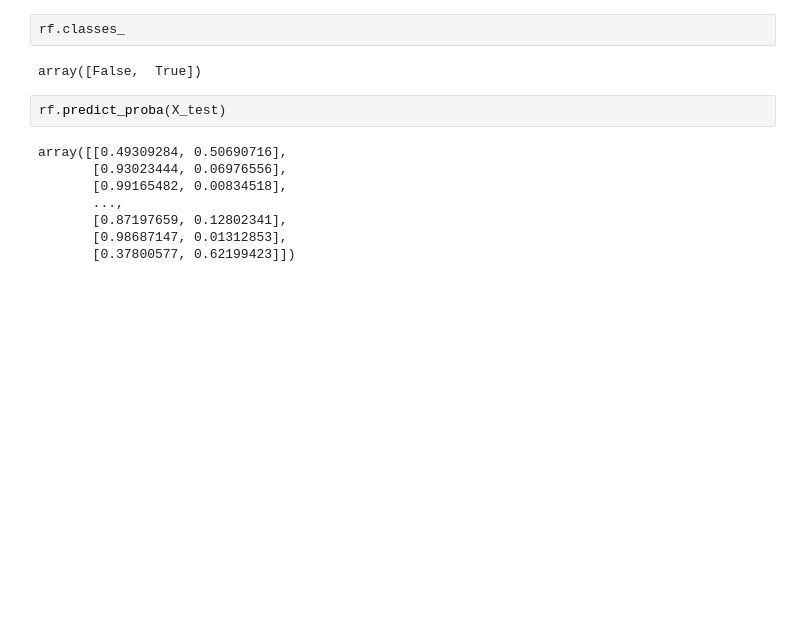
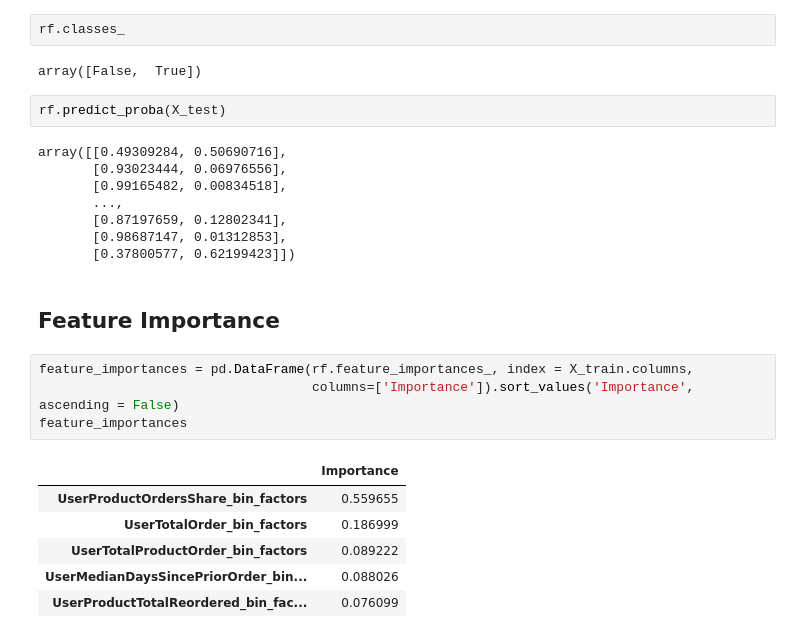
Before and after one commit to arridoarfiadi/InstacartResearchSymposium, a Jupyter notebook: Question 1 Analysis.ipynb, the cells around one changed output. Cells and saved outputs as stored; diff of their text form; blank space fills up the shorter version.

Commit message:
ran feature importance

```diff
--- a/Question 1 Analysis.ipynb
+++ b/Question 1 Analysis.ipynb
@@ -461,3 +461,16 @@ array([[0.49309284, 0.50690716],
        [0.87197659, 0.12802341],
        [0.98687147, 0.01312853],
        [0.37800577, 0.62199423]])
+# %% [markdown]
+## Feature Importance
+# %%
+feature_importances = pd.DataFrame(rf.feature_importances_, index = X_train.columns,
+                                   columns=['Importance']).sort_values('Importance', ascending = False)
+feature_importances
+# %% [output]
+|  | Importance |
+| UserProductOrdersShare_bin_factors | 0.559655 |
+| UserTotalOrder_bin_factors | 0.186999 |
+| UserTotalProductOrder_bin_factors | 0.089222 |
+| UserMedianDaysSincePriorOrder_bin... | 0.088026 |
+| UserProductTotalReordered_bin_fac... | 0.076099 |
```
